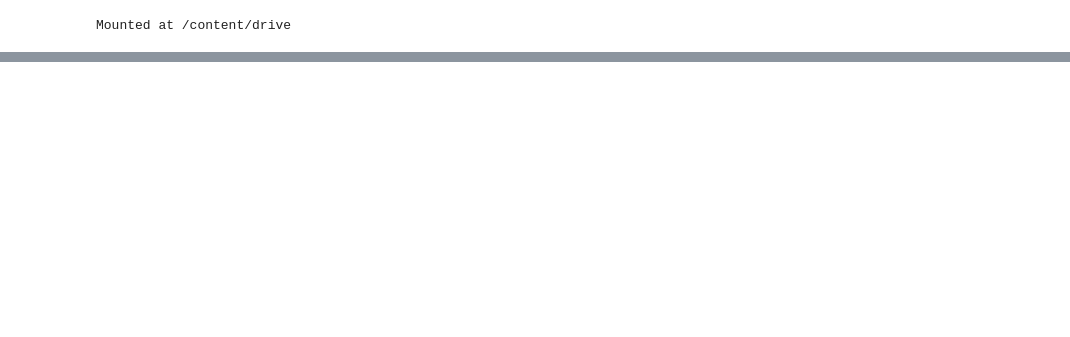
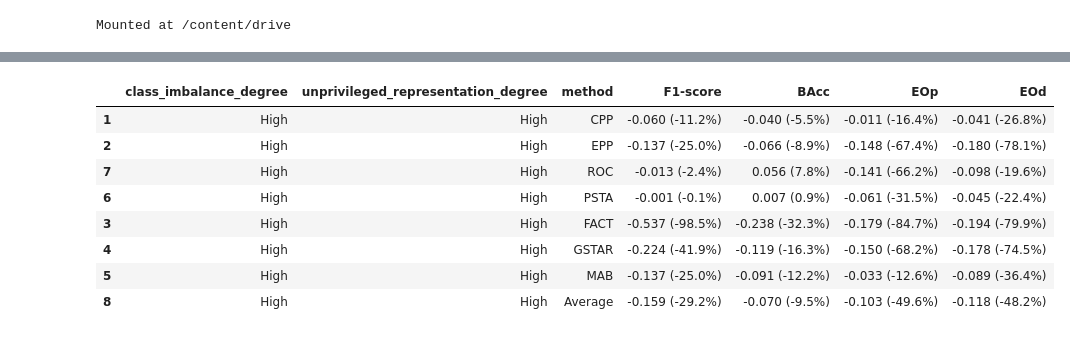
Before and after one commit to ngoc-vien-dang/FairML4H-PostProcessing, a Jupyter notebook: Overall_datasets.ipynb, the cells around one changed output, grey strips where cells are left out. Saved outputs shown, nothing was run; the diff lists cells and outputs as text; code cells hidden in the pictures; blank space fills up the shorter version.

```diff
--- a/Overall_datasets.ipynb
+++ b/Overall_datasets.ipynb
@@ -72,0 +58,12 @@ overall_df['Medium_Medium']
+# %%
+overall_df['High_High'][['class_imbalance_degree', 'unprivileged_representation_degree','method', 'F1-score', 'BAcc', 'EOp', 'EOd']]
+# %% [output]
+|  | class_imbalance_degree | unprivileged_representation_degree | method | F1-score | BAcc | EOp | EOd |
+| 1 | High | High | CPP | -0.060 (-11.2%) | -0.040 (-5.5%) | -0.011 (-16.4%) | -0.041 (-26.8%) |
+| 2 | High | High | EPP | -0.137 (-25.0%) | -0.066 (-8.9%) | -0.148 (-67.4%) | -0.180 (-78.1%) |
+| 7 | High | High | ROC | -0.013 (-2.4%) | 0.056 (7.8%) | -0.141 (-66.2%) | -0.098 (-19.6%) |
+| 6 | High | High | PSTA | -0.001 (-0.1%) | 0.007 (0.9%) | -0.061 (-31.5%) | -0.045 (-22.4%) |
+| 3 | High | High | FACT | -0.537 (-98.5%) | -0.238 (-32.3%) | -0.179 (-84.7%) | -0.194 (-79.9%) |
+| 4 | High | High | GSTAR | -0.224 (-41.9%) | -0.119 (-16.3%) | -0.150 (-68.2%) | -0.178 (-74.5%) |
+| 5 | High | High | MAB | -0.137 (-25.0%) | -0.091 (-12.2%) | -0.033 (-12.6%) | -0.089 (-36.4%) |
+| 8 | High | High | Average | -0.159 (-29.2%) | -0.070 (-9.5%) | -0.103 (-49.6%) | -0.118 (-48.2%) |
```
Also changed, not shown: parts of 13 cells of this notebook, 3 other files.
